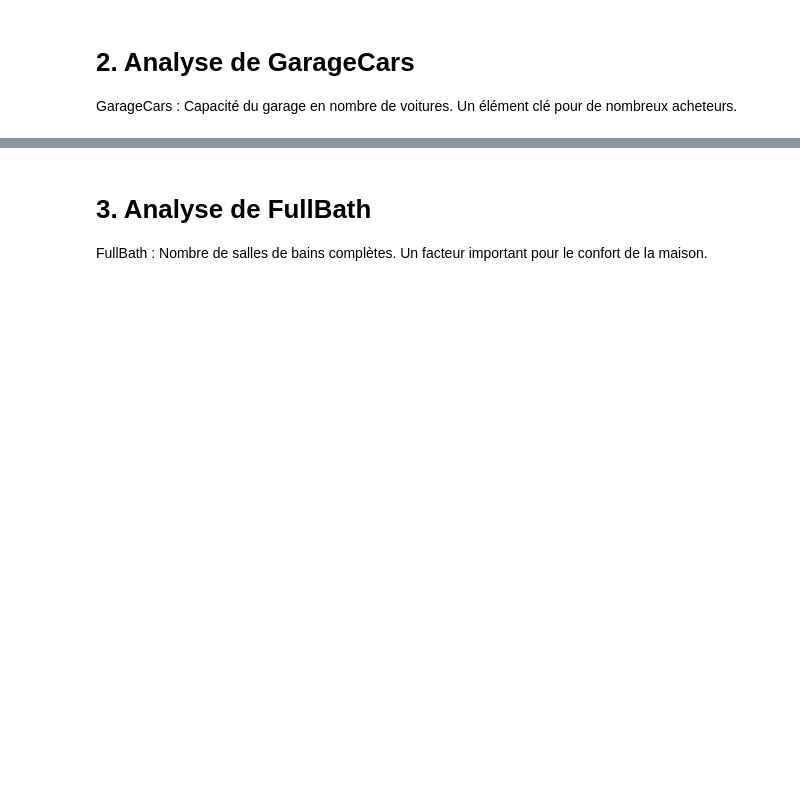
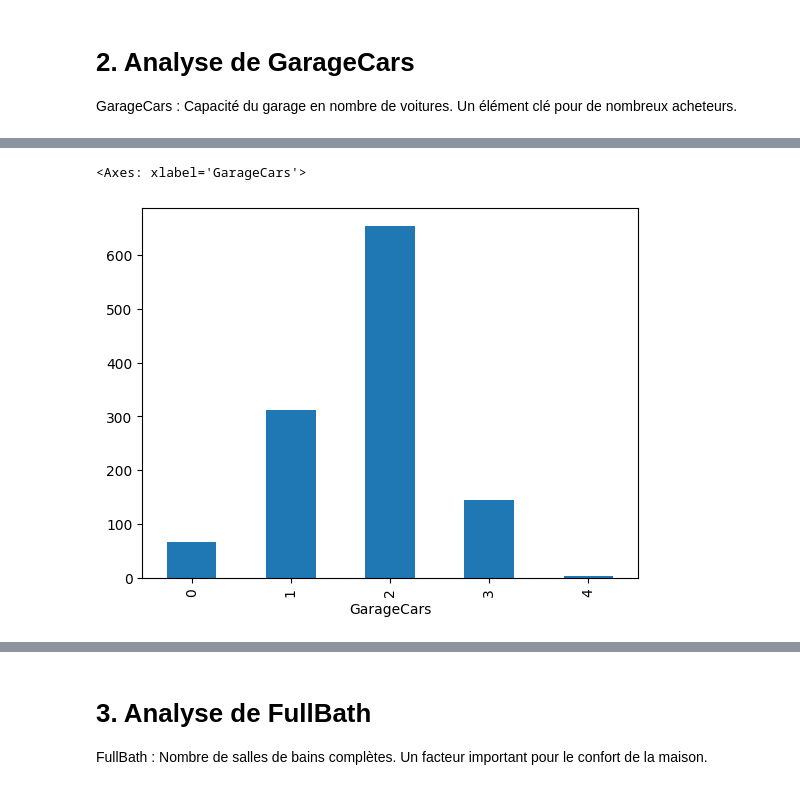
Before and after one commit to SimonGallien/prix-immobilier, a Jupyter notebook: EDA_Univariate.ipynb, the cells around one changed output, grey strips where cells are left out. Drawn from its saved outputs; the diff is of its cells as text; code cells hidden in the pictures; blank space fills up the shorter version.

```diff
--- a/EDA_Univariate.ipynb
+++ b/EDA_Univariate.ipynb
@@ -185,0 +229,5 @@ GarageCars : Capacité du garage en nombre de voitures. Un élément clé pour d
+# %%
+df["GarageCars"].value_counts().sort_index().plot(kind="bar")
+# %% [output]
+<Axes: xlabel='GarageCars'>
+[figure, added]
```
Also changed, not shown: parts of 27 cells of this notebook.
